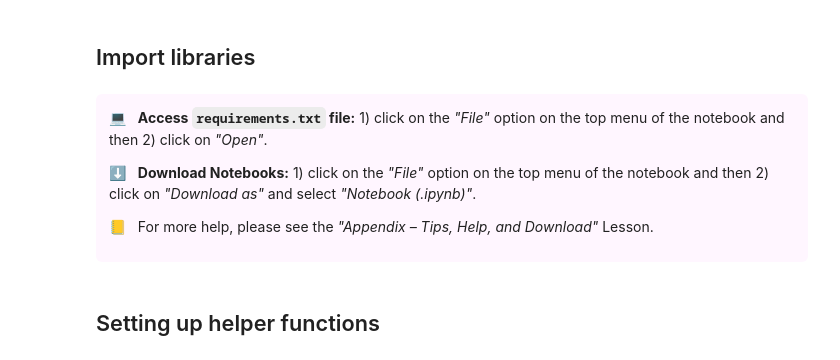
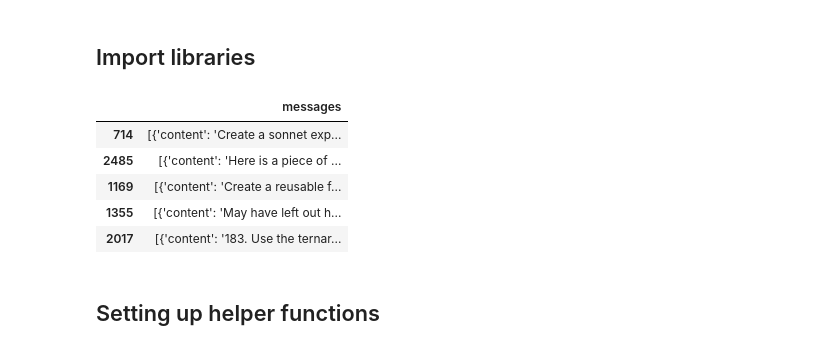
Before and after one commit to manaranjanp/LLMFT, a Jupyter notebook: SFT/SFT.ipynb, the cells around one changed output. Cells and saved outputs as stored; diff of their text form; code cells hidden in the pictures.

```diff
--- a/SFT/SFT.ipynb
+++ b/SFT/SFT.ipynb
@@ -19,11 +37,15 @@ from trl import SFTTrainer, DataCollatorForCompletionOnlyLM, SFTConfig
-# %% [markdown]
-<div style="background-color:#fff6ff; padding:13px; border-width:3px; border-color:#efe6ef; border-style:solid; border-radius:6px">
-<p> 💻 &nbsp; <b>Access <code>requirements.txt</code> file:</b> 1) click on the <em>"File"</em> option on the top menu of the notebook and then 2) click on <em>"Open"</em>.</p>
-
-<p> ⬇ &nbsp; <b>Download Notebooks:</b> 1) click on the <em>"File"</em> option on the top menu of the notebook and then 2) click on <em>"Download as"</em> and select <em>"Notebook (.ipynb)"</em>.</p>
-
-<p> 📒 &nbsp; For more help, please see the <em>"Appendix – Tips, Help, and Download"</em> Lesson.</p>
-</div>
+# %%
+pd.set_option('display.max_colwidth', None)
+df = pd.read_parquet("sft_dataset.parquet")
+# %%
+df.sample(5)
+# %% [output]
+|  | messages |
+| 714 | [{'content': 'Create a sonnet exp... |
+| 2485 | [{'content': 'Here is a piece of ... |
+| 1169 | [{'content': 'Create a reusable f... |
+| 1355 | [{'content': 'May have left out h... |
+| 2017 | [{'content': '183. Use the ternar... |
 # %% [markdown]
 ## Setting up helper functions
 # %%
```
Also changed, not shown: parts of 8 cells of this notebook.
